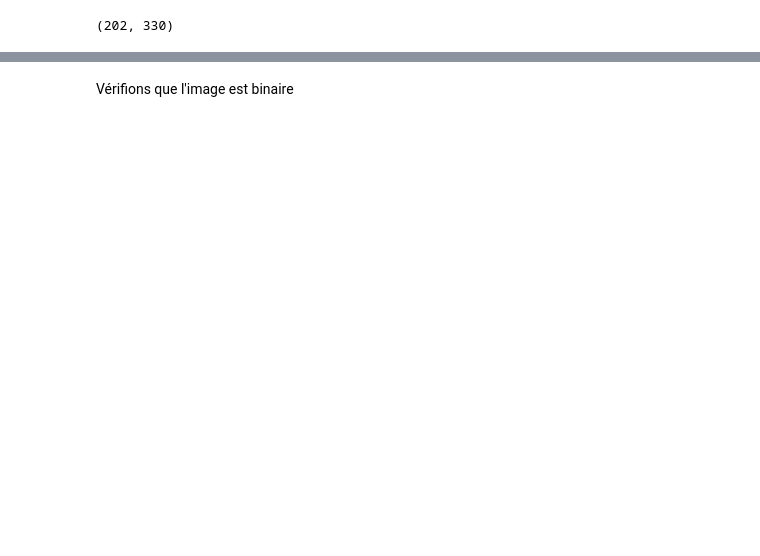
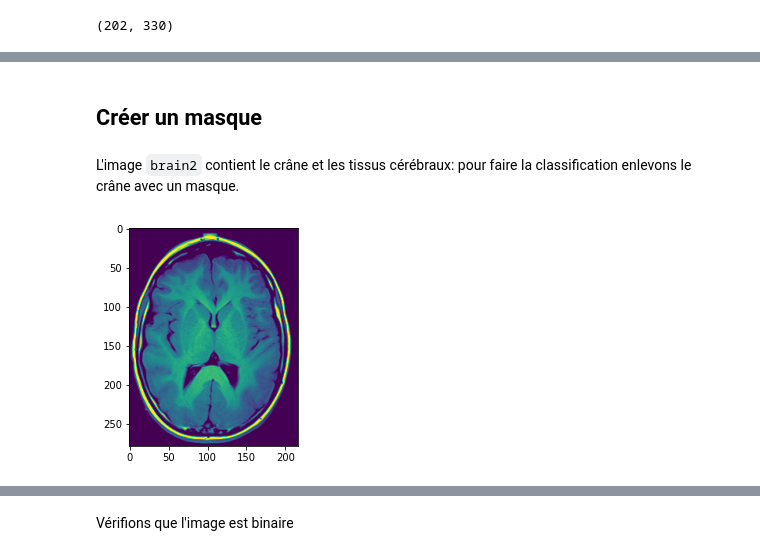
Before and after one commit to rasql/edunum, a Jupyter notebook: doc/python/le/7/mri.ipynb, the cells around one changed output, grey strips where cells are left out. Cells and saved outputs as stored; diff of their text form; code cells hidden in the pictures; blank space fills up the shorter version.

```diff
--- a/doc/python/le/7/mri.ipynb
+++ b/doc/python/le/7/mri.ipynb
@@ -203,0 +236,9 @@ both.shape
+# %% [markdown]
+## Créer un masque
+# %% [markdown]
+L'image `brain2` contient le crâne et les tissus cérébraux: pour faire la classification enlevons le crâne avec un masque.
+# %%
+brain2 = imread('brain2.jpg')[:,:,0]
+plt.imshow(brain2);
+# %% [output]
+[figure, added]
```
Also changed, not shown: parts of 56 cells of this notebook.
